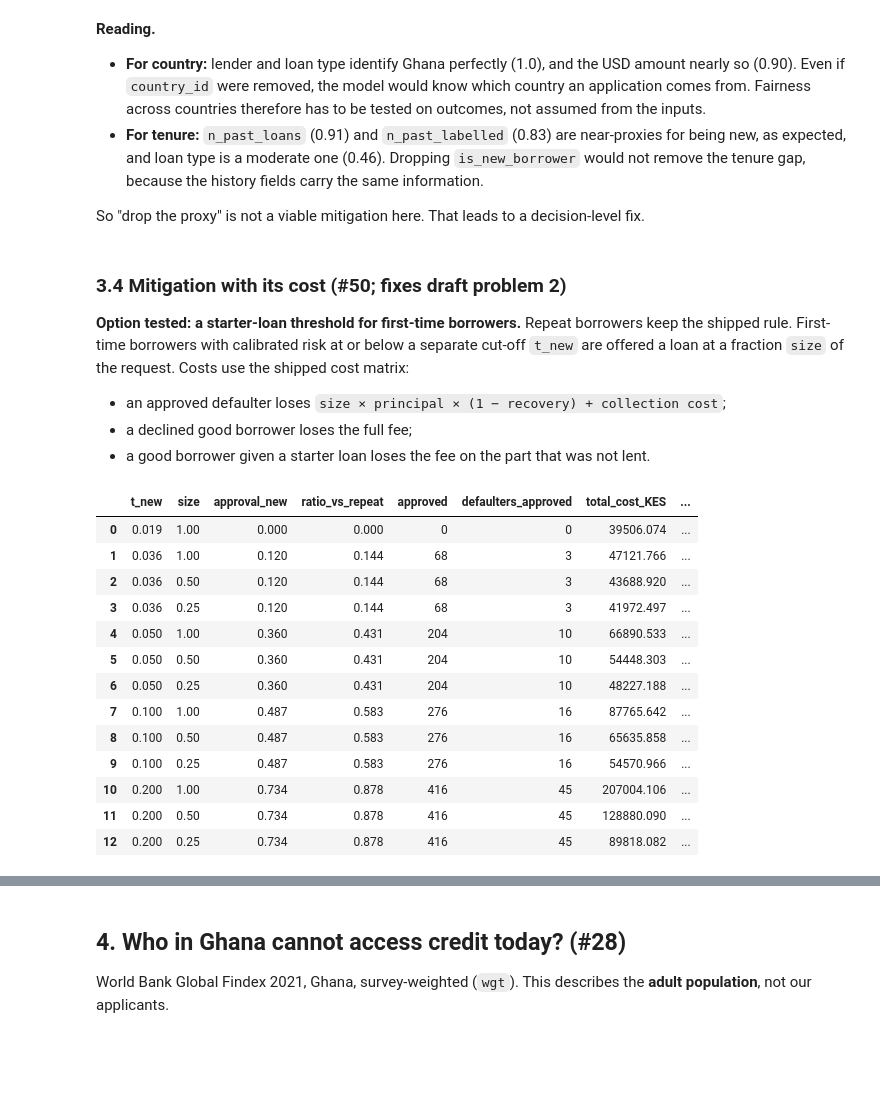
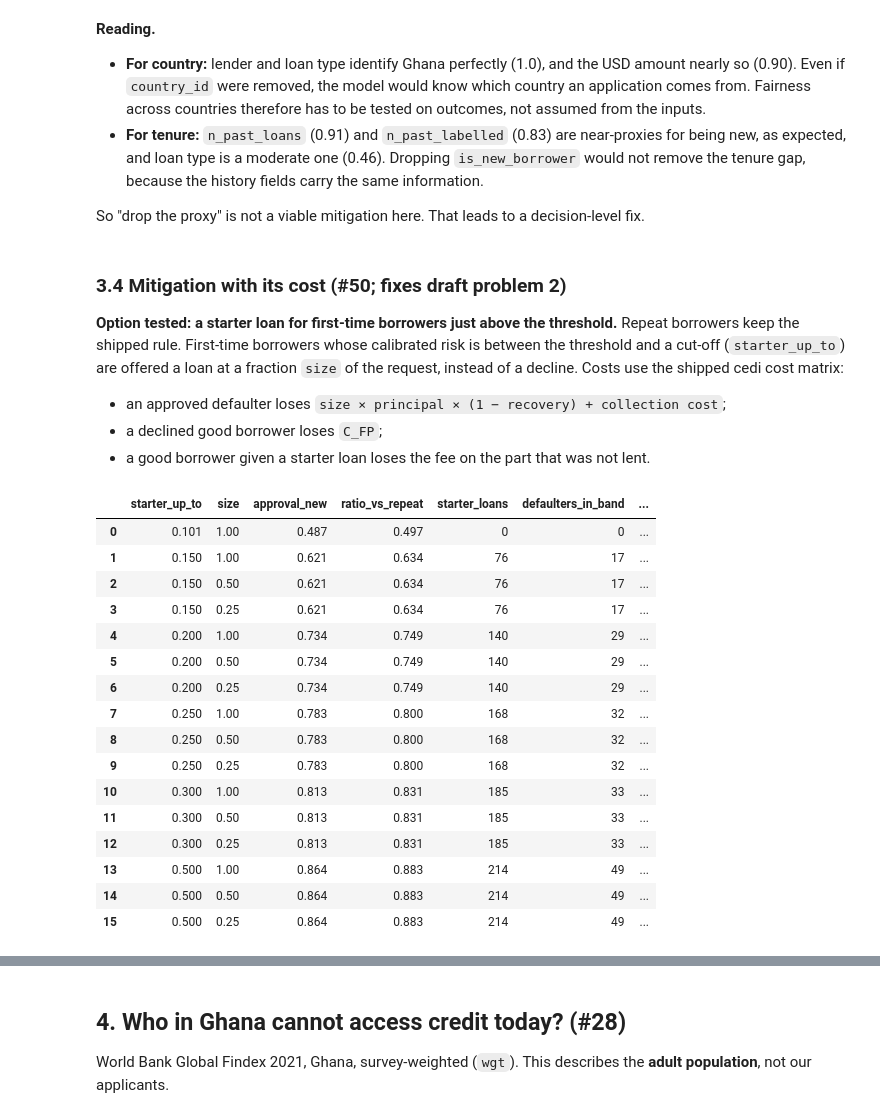
Before and after one commit to ASU-MICS-2028/mle-group-2-prosit-2, a Jupyter notebook: notebooks/04_transfer_and_fairness.ipynb, the cells around one changed output, grey strips where cells are left out. Saved outputs shown, nothing was run; the diff lists cells and outputs as text; code cells hidden in the pictures; blank space fills up the shorter version.

```diff
--- a/notebooks/04_transfer_and_fairness.ipynb
+++ b/notebooks/04_transfer_and_fairness.ipynb
@@ -367,41 +398,47 @@ So "drop the proxy" is not a viable mitigation here. That leads to a decision-le
 # %% [markdown]
 ### 3.4 Mitigation with its cost (#50; fixes draft problem 2)
 
-**Option tested: a starter-loan threshold for first-time borrowers.** Repeat borrowers keep the shipped rule. First-time borrowers with calibrated risk at or below a separate cut-off `t_new` are offered a loan at a fraction `size` of the request. Costs use the shipped cost matrix:
+**Option tested: a starter loan for first-time borrowers just above the threshold.** Repeat borrowers keep the shipped rule. First-time borrowers whose calibrated risk is between the threshold and a cut-off (`starter_up_to`) are offered a loan at a fraction `size` of the request, instead of a decline. Costs use the shipped cedi cost matrix:
 - an approved defaulter loses `size × principal × (1 − recovery) + collection cost`;
-- a declined good borrower loses the full fee;
+- a declined good borrower loses `C_FP`;
 - a good borrower given a starter loan loses the fee on the part that was not lent.
 # %%
 nb = fair[fair["is_new_borrower"] == 1]
 REPEAT_APPROVAL = float(np.mean(fair.loc[fair["is_new_borrower"] == 0, "y_pred"] <= THR))
 
-def starter_option(t_new, size, cm):
-    approve = nb["y_pred"] <= t_new
+def starter_option(t_max, size, cm=cost):
+    """First-time borrowers: full loan at p <= THR, a loan of `size` x request at THR < p <= t_max, else decline."""
     y = nb["y_true"].astype(int)
-    c_fn = size * cm["principal"] * (1 - cm["recovery_rate"]) + cm["collection_cost"]
-    cost = ((approve & (y == 1)).sum() * c_fn + (~approve & (y == 0)).sum() * cm["c_fp"]
-            + (approve & (y == 0)).sum() * (1 - size) * cm["c_fp"])
-    return {"t_new": t_new, "size": size, "approval_new": approve.mean(), "ratio_vs_repeat": approve.mean() / REPEAT_APPROVAL,
-            "approved": int(approve.sum()), "defaulters_approved": int((approve & (y == 1)).sum()), "total_cost_KES": cost}
+    full = nb["y_pred"] <= THR
+    start = (nb["y_pred"] > THR) & (nb["y_pred"] <= t_max)
+    c_fn_start = size * cm["principal"] * (1 - cm["recovery_rate"]) + cm["collection_cost"]
+    total = ((full & (y == 1)).sum() * cm["c_fn"] + (start & (y == 1)).sum() * c_fn_start
+             + (~(full | start) & (y == 0)).sum() * cm["c_fp"] + (start & (y == 0)).sum() * (1 - size) * cm["c_fp"])
+    approved = full | start
+    return {"starter_up_to": t_max, "size": size, "approval_new": approved.mean(), "ratio_vs_repeat": approved.mean() / REPEAT_APPROVAL,
+            "starter_loans": int(start.sum()), "defaulters_in_band": int((start & (y == 1)).sum()), "total_cost_GHS": total}
 
-options = [(THR, 1.0)] + [(t, s) for t in (0.036, 0.05, 0.10, 0.20) for s in (1.0, 0.5, 0.25)]
-mit = pd.DataFrame([starter_option(t, s, cost) for t, s in options])
-mit["extra_cost_KES"] = mit["total_cost_KES"] - mit["total_cost_KES"].iloc[0]
-mit["extra_per_new_applicant"] = mit["extra_cost_KES"] / len(nb)
+options = [(THR, 1.0)] + [(t, s) for t in (0.15, 0.20, 0.25, 0.30, 0.50) for s in (1.0, 0.5, 0.25)]
+mit = pd.DataFrame([starter_option(t, s) for t, s in options])
+mit["extra_cost_GHS"] = mit["total_cost_GHS"] - mit["total_cost_GHS"].iloc[0]
+mit["extra_per_new_applicant"] = mit["extra_cost_GHS"] / len(nb)
 mit.round(3)
 # %% [output]
-|  | t_new | size | approval_new | ratio_vs_repeat | approved | defaulters_approved | total_cost_KES | ... |
-| 0 | 0.019 | 1.00 | 0.000 | 0.000 | 0 | 0 | 39506.074 | ... |
-| 1 | 0.036 | 1.00 | 0.120 | 0.144 | 68 | 3 | 47121.766 | ... |
-| 2 | 0.036 | 0.50 | 0.120 | 0.144 | 68 | 3 | 43688.920 | ... |
-| 3 | 0.036 | 0.25 | 0.120 | 0.144 | 68 | 3 | 41972.497 | ... |
-| 4 | 0.050 | 1.00 | 0.360 | 0.431 | 204 | 10 | 66890.533 | ... |
-| 5 | 0.050 | 0.50 | 0.360 | 0.431 | 204 | 10 | 54448.303 | ... |
-| 6 | 0.050 | 0.25 | 0.360 | 0.431 | 204 | 10 | 48227.188 | ... |
-| 7 | 0.100 | 1.00 | 0.487 | 0.583 | 276 | 16 | 87765.642 | ... |
-| 8 | 0.100 | 0.50 | 0.487 | 0.583 | 276 | 16 | 65635.858 | ... |
-| 9 | 0.100 | 0.25 | 0.487 | 0.583 | 276 | 16 | 54570.966 | ... |
-| 10 | 0.200 | 1.00 | 0.734 | 0.878 | 416 | 45 | 207004.106 | ... |
-| 11 | 0.200 | 0.50 | 0.734 | 0.878 | 416 | 45 | 128880.090 | ... |
-| 12 | 0.200 | 0.25 | 0.734 | 0.878 | 416 | 45 | 89818.082 | ... |
+|  | starter_up_to | size | approval_new | ratio_vs_repeat | starter_loans | defaulters_in_band | ... |
+| 0 | 0.101 | 1.00 | 0.487 | 0.497 | 0 | 0 | ... |
+| 1 | 0.150 | 1.00 | 0.621 | 0.634 | 76 | 17 | ... |
+| 2 | 0.150 | 0.50 | 0.621 | 0.634 | 76 | 17 | ... |
+| 3 | 0.150 | 0.25 | 0.621 | 0.634 | 76 | 17 | ... |
+| 4 | 0.200 | 1.00 | 0.734 | 0.749 | 140 | 29 | ... |
+| 5 | 0.200 | 0.50 | 0.734 | 0.749 | 140 | 29 | ... |
+| 6 | 0.200 | 0.25 | 0.734 | 0.749 | 140 | 29 | ... |
+| 7 | 0.250 | 1.00 | 0.783 | 0.800 | 168 | 32 | ... |
+| 8 | 0.250 | 0.50 | 0.783 | 0.800 | 168 | 32 | ... |
+| 9 | 0.250 | 0.25 | 0.783 | 0.800 | 168 | 32 | ... |
+| 10 | 0.300 | 1.00 | 0.813 | 0.831 | 185 | 33 | ... |
+| 11 | 0.300 | 0.50 | 0.813 | 0.831 | 185 | 33 | ... |
+| 12 | 0.300 | 0.25 | 0.813 | 0.831 | 185 | 33 | ... |
+| 13 | 0.500 | 1.00 | 0.864 | 0.883 | 214 | 49 | ... |
+| 14 | 0.500 | 0.50 | 0.864 | 0.883 | 214 | 49 | ... |
+| 15 | 0.500 | 0.25 | 0.864 | 0.883 | 214 | 49 | ... |
 # %%
```
Also changed, not shown: parts of 17 cells of this notebook, 20 other files.
